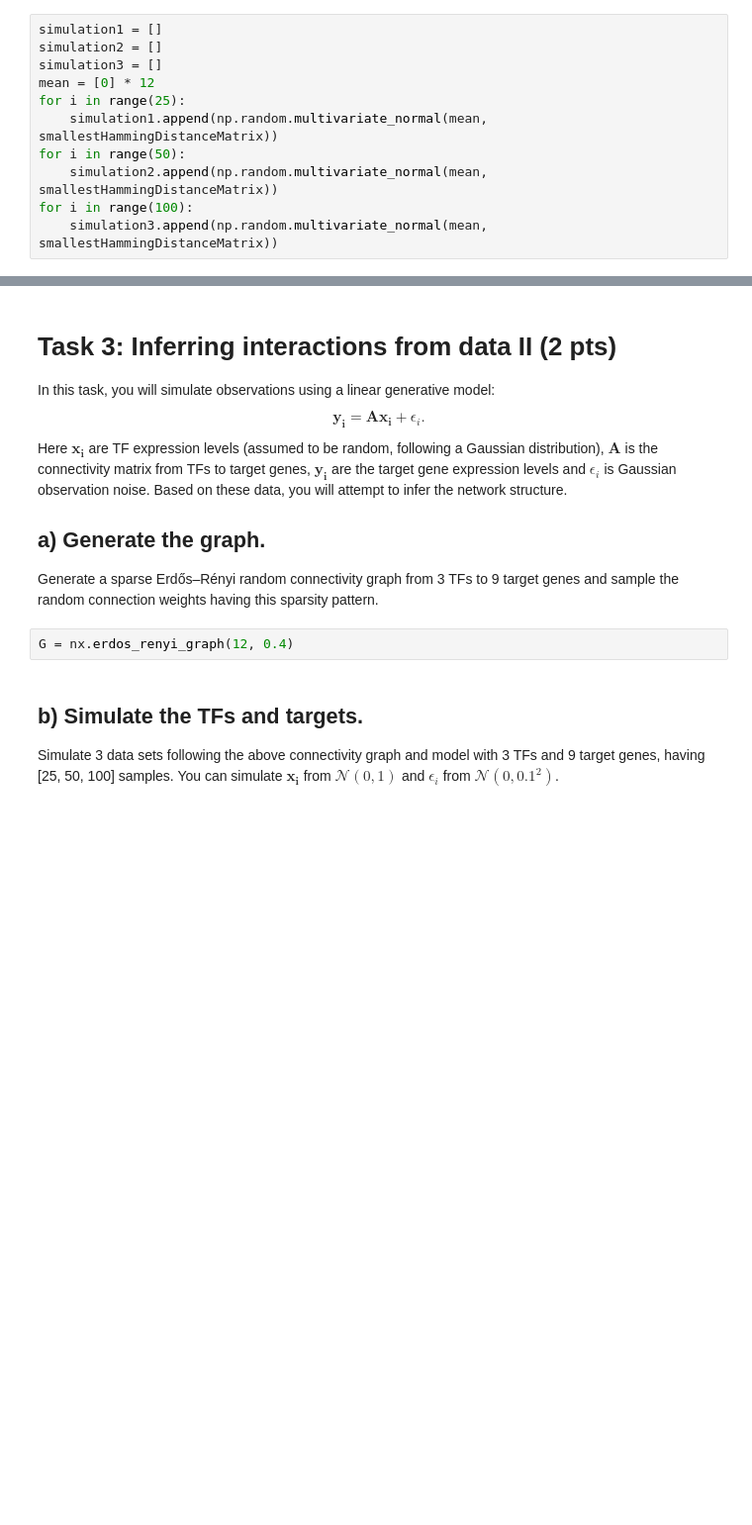
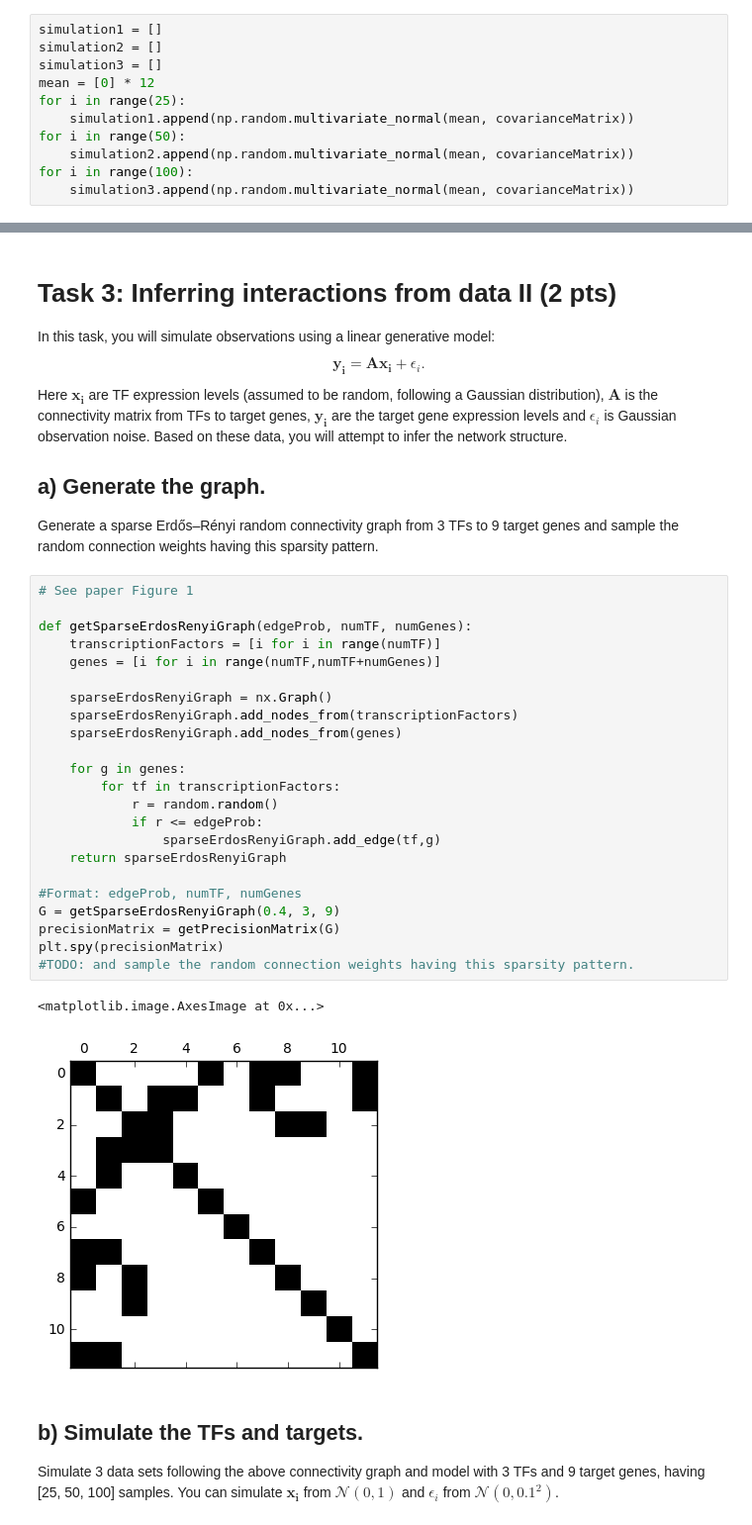
Before and after one commit to belochka/Bioinf, a Jupyter notebook: NetworkInference.ipynb, the cells around one changed output, grey strips where cells are left out. Shown at 99% size. Cells and saved outputs as stored; diff of their text form; blank space fills up the shorter version.

```diff
--- a/NetworkInference.ipynb
+++ b/NetworkInference.ipynb
@@ -155,11 +163,11 @@ simulation2 = []
 simulation3 = []
 mean = [0] * 12
 for i in range(25):
-    simulation1.append(np.random.multivariate_normal(mean, smallestHammingDistanceMatrix))
+    simulation1.append(np.random.multivariate_normal(mean, covarianceMatrix))
 for i in range(50):
-    simulation2.append(np.random.multivariate_normal(mean, smallestHammingDistanceMatrix))
+    simulation2.append(np.random.multivariate_normal(mean, covarianceMatrix))
 for i in range(100):
-    simulation3.append(np.random.multivariate_normal(mean, smallestHammingDistanceMatrix))
+    simulation3.append(np.random.multivariate_normal(mean, covarianceMatrix))
 # %% [markdown]
 ## b) Visualise the correlation matrices.
 Compute and visualise the correlation matrix among the 12 genes simulated. How small Hamming distance can you obtain with the different data sets using a suitable threshold?
@@ -249,8 +262,32 @@ Here $\mathbf{x_i}$ are TF expression levels (assumed to be random, following a
 
 ## a) Generate the graph.
 Generate a sparse Erdős–Rényi random connectivity graph from 3 TFs to 9 target genes and sample the random connection weights having this sparsity pattern.
-# %%
-G = nx.erdos_renyi_graph(12, 0.4)
+# %%
+# See paper Figure 1
+
+def getSparseErdosRenyiGraph(edgeProb, numTF, numGenes):
+    transcriptionFactors = [i for i in range(numTF)]
+    genes = [i for i in range(numTF,numTF+numGenes)]
+
+    sparseErdosRenyiGraph = nx.Graph()
+    sparseErdosRenyiGraph.add_nodes_from(transcriptionFactors)
+    sparseErdosRenyiGraph.add_nodes_from(genes)
+
+    for g in genes:
+        for tf in transcriptionFactors:
+            r = random.random()
+            if r <= edgeProb:
+                sparseErdosRenyiGraph.add_edge(tf,g)
+    return sparseErdosRenyiGraph
+
+#Format: edgeProb, numTF, numGenes
+G = getSparseErdosRenyiGraph(0.4, 3, 9)
+precisionMatrix = getPrecisionMatrix(G)
+plt.spy(precisionMatrix)
+#TODO: and sample the random connection weights having this sparsity pattern.
+# %% [output]
+<matplotlib.image.AxesImage at 0x...>
+[figure, added]
 # %% [markdown]
 ## b) Simulate the TFs and targets.
 Simulate 3 data sets following the above connectivity graph and model with 3 TFs and 9 target genes, having [25, 50, 100] samples. You can simulate $\mathbf{x_i}$ from $\mathcal{N}(0, 1)$ and $\epsilon_i$ from $\mathcal{N}(0, 0.1^2)$.
```
Also changed, not shown: parts of 13 cells of this notebook.
